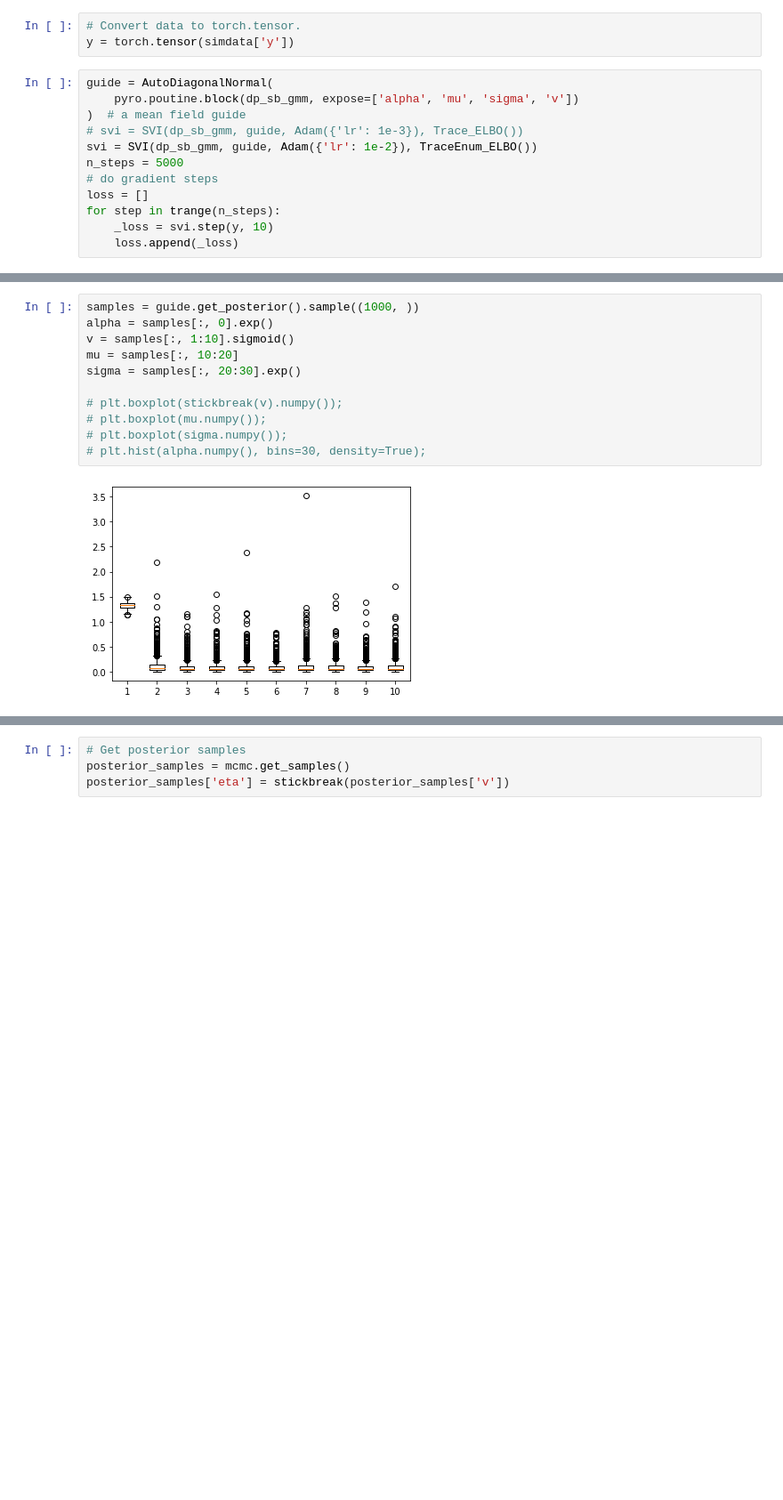
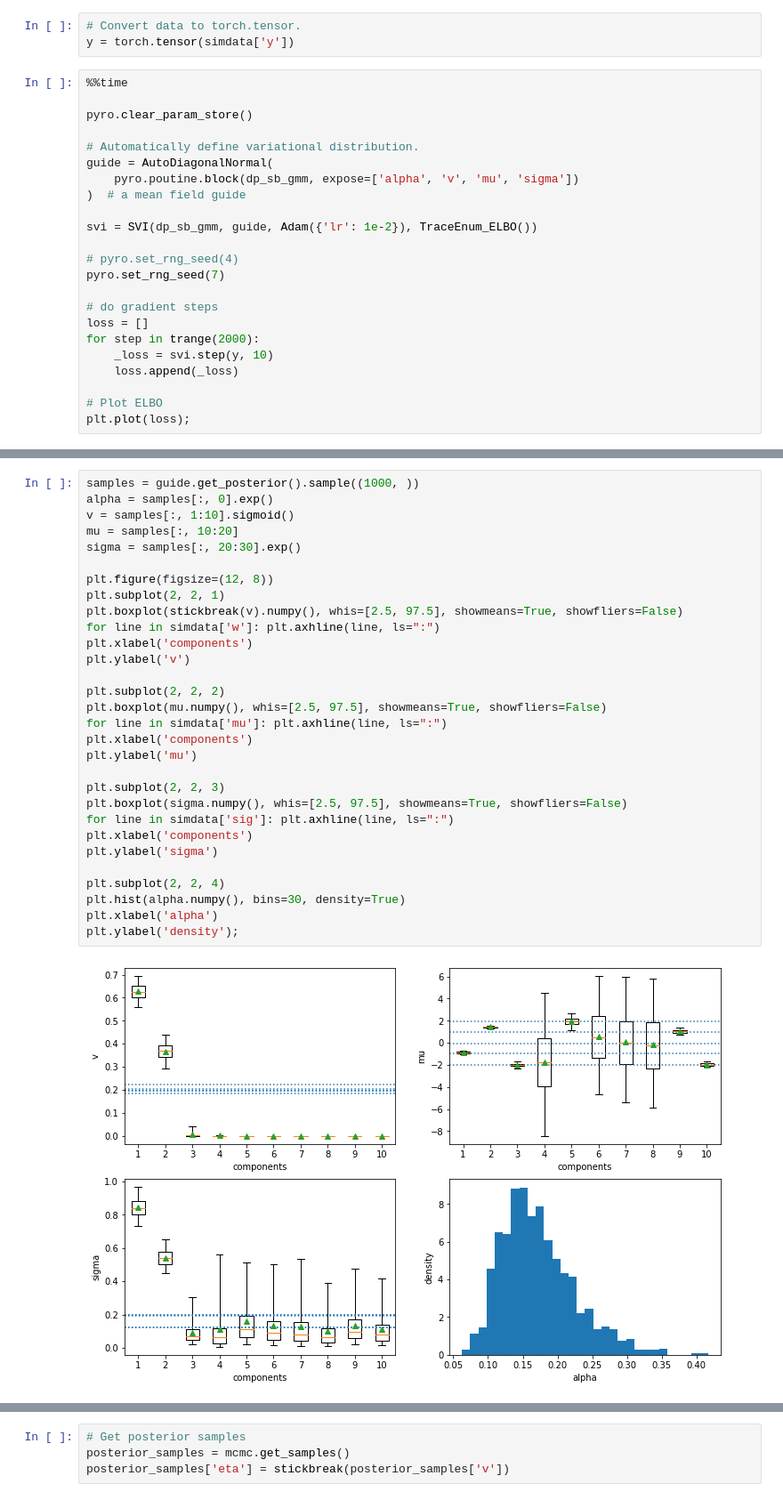
Before and after one commit to luiarthur/TuringBnpBenchmarks, a Jupyter notebook: src/dp-gmm/notebooks/dp_sb_gmm_pyro.ipynb, the cells around one changed output, grey strips where cells are left out. Shown at 89% size. Saved outputs shown, nothing was run; the diff lists cells and outputs as text; blank space fills up the shorter version.

```diff
--- a/src/dp-gmm/notebooks/dp_sb_gmm_pyro.ipynb
+++ b/src/dp-gmm/notebooks/dp_sb_gmm_pyro.ipynb
@@ -104,14 +104,25 @@ with open(path_to_data) as f:
 # Convert data to torch.tensor.
 y = torch.tensor(simdata['y'])
 # %%
+%%time
+
+pyro.clear_param_store()
+
+# Automatically define variational distribution.
 guide = AutoDiagonalNormal(
-    pyro.poutine.block(dp_sb_gmm, expose=['alpha', 'mu', 'sigma', 'v'])
+    pyro.poutine.block(dp_sb_gmm, expose=['alpha', 'v', 'mu', 'sigma'])
 )  # a mean field guide
-# svi = SVI(dp_sb_gmm, guide, Adam({'lr': 1e-3}), Trace_ELBO())
+
 svi = SVI(dp_sb_gmm, guide, Adam({'lr': 1e-2}), TraceEnum_ELBO())
-n_steps = 5000
+
+# pyro.set_rng_seed(4)
+pyro.set_rng_seed(7)
+
 # do gradient steps
 loss = []
-for step in trange(n_steps):
+for step in trange(2000):
     _loss = svi.step(y, 10)
     loss.append(_loss)
+
+# Plot ELBO
+plt.plot(loss);
@@ -122,14 +131,33 @@ plt.plot(loss);
 # %%
 samples = guide.get_posterior().sample((1000, ))
 alpha = samples[:, 0].exp()
 v = samples[:, 1:10].sigmoid()
 mu = samples[:, 10:20]
 sigma = samples[:, 20:30].exp()
 
-# plt.boxplot(stickbreak(v).numpy());
-# plt.boxplot(mu.numpy());
-# plt.boxplot(sigma.numpy());
-# plt.hist(alpha.numpy(), bins=30, density=True);
+plt.figure(figsize=(12, 8))
+plt.subplot(2, 2, 1)
+plt.boxplot(stickbreak(v).numpy(), whis=[2.5, 97.5], showmeans=True, showfliers=False)
+for line in simdata['w']: plt.axhline(line, ls=":")
+plt.xlabel('components')
+plt.ylabel('v')
+
+plt.subplot(2, 2, 2)
+plt.boxplot(mu.numpy(), whis=[2.5, 97.5], showmeans=True, showfliers=False)
+for line in simdata['mu']: plt.axhline(line, ls=":")
+plt.xlabel('components')
+plt.ylabel('mu')
+
+plt.subplot(2, 2, 3)
+plt.boxplot(sigma.numpy(), whis=[2.5, 97.5], showmeans=True, showfliers=False)
+for line in simdata['sig']: plt.axhline(line, ls=":")
+plt.xlabel('components')
+plt.ylabel('sigma')
+
+plt.subplot(2, 2, 4)
+plt.hist(alpha.numpy(), bins=30, density=True)
+plt.xlabel('alpha')
+plt.ylabel('density');
 # %% [output]
-[figure, old version]
+[figure, new version]
 # %%
```
Also changed, not shown: parts of 5 cells of this notebook, 2 other files.
